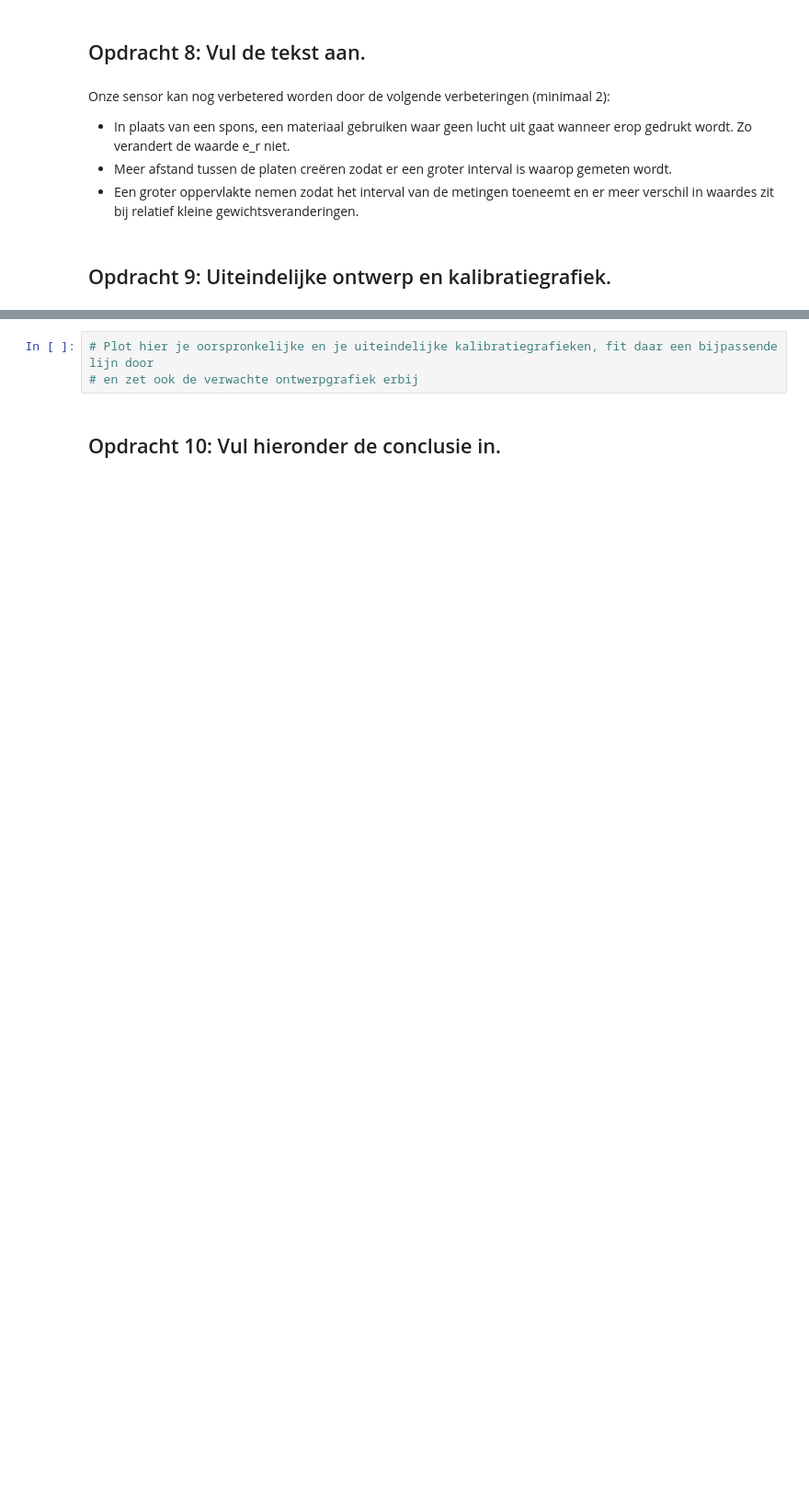
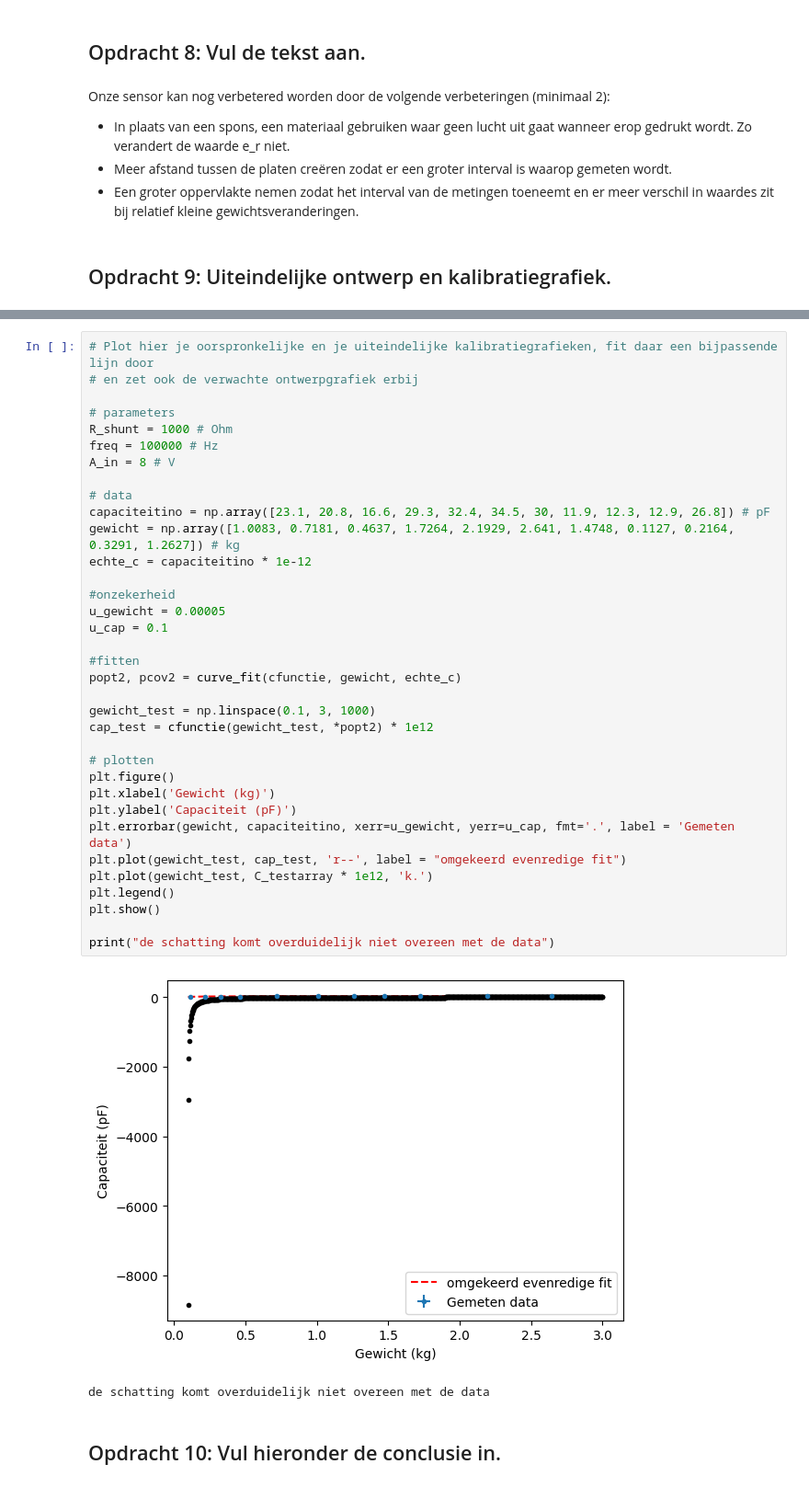
Before and after one commit to sralmulder-hash/opdrachten-DEF-D, a Jupyter notebook: FysiekeOntwerpopdrachten/2OntwerpEenSensorCondensator/DEFOntwerpopdracht2OntwerpEenSensorInvulTemplate.ipynb, the cells around one changed output, grey strips where cells are left out. Shown at 92% size. Saved outputs shown, nothing was run; the diff lists cells and outputs as text; blank space fills up the shorter version.

```diff
--- a/FysiekeOntwerpopdrachten/2OntwerpEenSensorCondensator/DEFOntwerpopdracht2OntwerpEenSensorInvulTemplate.ipynb
+++ b/FysiekeOntwerpopdrachten/2OntwerpEenSensorCondensator/DEFOntwerpopdracht2OntwerpEenSensorInvulTemplate.ipynb
@@ -213,9 +205,44 @@ Onze sensor kan nog verbetered worden door de volgende verbeteringen (minimaal 2
 # %% [markdown]
 
 ![foto sensor](sensor.jpeg)
-# %%
-# Plot hier je oorspronkelijke en je uiteindelijke kalibratiegrafieken, fit daar een bijpassende lijn door
-# en zet ook de verwachte ontwerpgrafiek erbij
+# %%
+# Plot hier je oorspronkelijke en je uiteindelijke kalibratiegrafieken, fit daar een bijpassende lijn door
+# en zet ook de verwachte ontwerpgrafiek erbij
+
+# parameters
+R_shunt = 1000 # Ohm
+freq = 100000 # Hz
+A_in = 8 # V
+
+# data
+capaciteitino = np.array([23.1, 20.8, 16.6, 29.3, 32.4, 34.5, 30, 11.9, 12.3, 12.9, 26.8]) # pF
+gewicht = np.array([1.0083, 0.7181, 0.4637, 1.7264, 2.1929, 2.641, 1.4748, 0.1127, 0.2164, 0.3291, 1.2627]) # kg
+echte_c = capaciteitino * 1e-12
+
+#onzekerheid
+u_gewicht = 0.00005
+u_cap = 0.1
+
+#fitten
+popt2, pcov2 = curve_fit(cfunctie, gewicht, echte_c)
+
+gewicht_test = np.linspace(0.1, 3, 1000)
+cap_test = cfunctie(gewicht_test, *popt2) * 1e12
+
+# plotten
+plt.figure()
+plt.xlabel('Gewicht (kg)')
+plt.ylabel('Capaciteit (pF)')
+plt.errorbar(gewicht, capaciteitino, xerr=u_gewicht, yerr=u_cap, fmt='.', label = 'Gemeten data')
+plt.plot(gewicht_test, cap_test, 'r--', label = "omgekeerd evenredige fit")
+plt.plot(gewicht_test, C_testarray * 1e12, 'k.')
+plt.legend()
+plt.show()
+
+print("de schatting komt overduidelijk niet overeen met de data")
+# %% [output]
+[figure, added]
+de schatting komt overduidelijk niet overeen met de data
 # %% [markdown]
 ## Opdracht 10: Vul hieronder de conclusie in.
 # %% [markdown]
```
Also changed, not shown: parts of 5 cells of this notebook, 2 other files.
